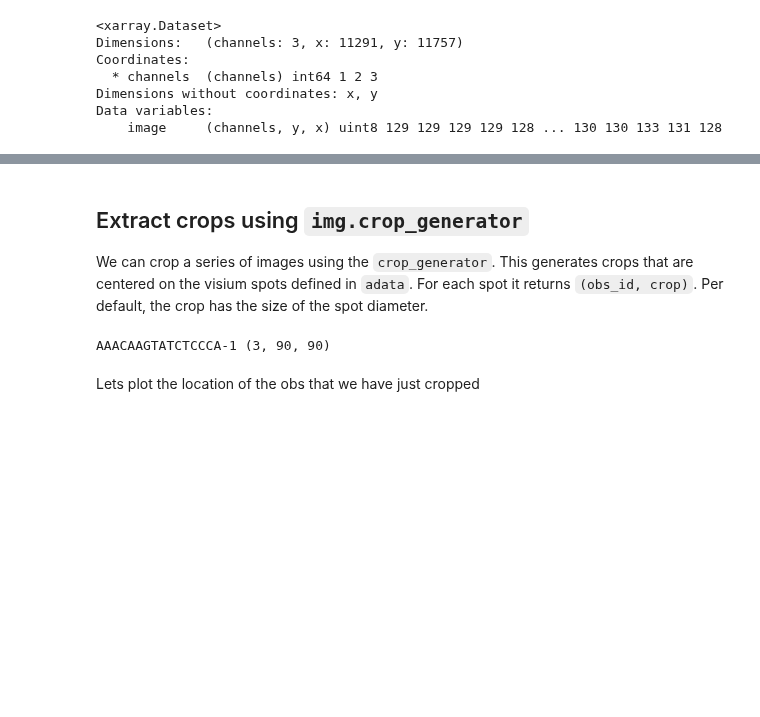
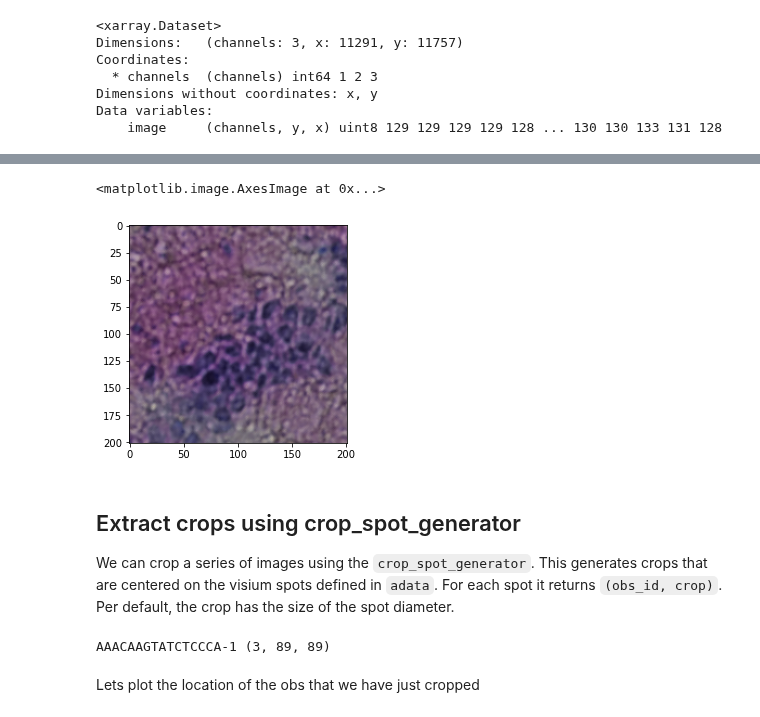
Before and after one commit to scverse/squidpy, a Jupyter notebook: notebooks/tutorial_image_cropping.ipynb, the cells around one changed output, grey strips where cells are left out. Saved outputs shown, nothing was run; the diff lists cells and outputs as text; code cells hidden in the pictures; blank space fills up the shorter version.

```diff
--- a/notebooks/tutorial_image_cropping.ipynb
+++ b/notebooks/tutorial_image_cropping.ipynb
@@ -16,7 +25,8 @@ import spatial_tools as st
 # set path to dataset
 BASE_PATH = "../../data"
 dataset_folder = os.path.join(BASE_PATH, "20191205_10XVisium_MouseBrainCoronal_giovanni.palla")
-adata, img = st.read_visium_data(dataset_folder)
+# load data
+adata, img = sq.read_visium_data(dataset_folder)
 # %% [output]
 WARNING: read_visium_data: setting count_file to ../../data/20191205_10XVisium_MouseBrainCoronal_giovanni.palla/V1_Adult_Mouse_Brain_filtered_feature_bc_matrix.h5
 WARNING: read_visium_data: setting image_file to ../../data/20191205_10XVisium_MouseBrainCoronal_giovanni.palla/V1_Adult_Mouse_Brain_image.tif
@@ -36,0 +55,7 @@ Data variables:
+# %%
+# create dummy mask, with dimensions channels, y, x
+mask = np.zeros([1, img.shape[1], img.shape[0]])
+# add mask to img
+img.add_img(mask, img_id='mask', channel_id='segmentation')
+
+display(img.data)
@@ -36,0 +74,2 @@ Data variables:
+# %%
+crop = img.crop_center(3000,4000, xr=100, yr=100, img_id='image')
@@ -37,13 +98,18 @@ Data variables:
+# %%
+plt.imshow(crop.transpose('y', 'x', ...).data)
+# %% [output]
+<matplotlib.image.AxesImage at 0x...>
+[figure, added]
 # %% [markdown]
-## Extract crops using `img.crop_generator`
-We can crop a series of images using the `crop_generator`. This generates crops that are centered on the visium spots defined in `adata`. For each spot it returns `(obs_id, crop)`.
+## Extract crops using crop_spot_generator
+We can crop a series of images using the `crop_spot_generator`. This generates crops that are centered on the visium spots defined in `adata`. For each spot it returns `(obs_id, crop)`.
 Per default, the crop has the size of the spot diameter.
 # %%
 crop_iter = img.crop_spot_generator(adata)
 obs_id, crop = next(crop_iter)
 print(obs_id, crop.shape)
 # %% [output]
-AAACAAGTATCTCCCA-1 (3, 90, 90)
+AAACAAGTATCTCCCA-1 (3, 89, 89)
 # %% [markdown]
 Lets plot the location of the obs that we have just cropped
 # %%
```
Also changed, not shown: parts of 19 cells of this notebook, 1 other file.
